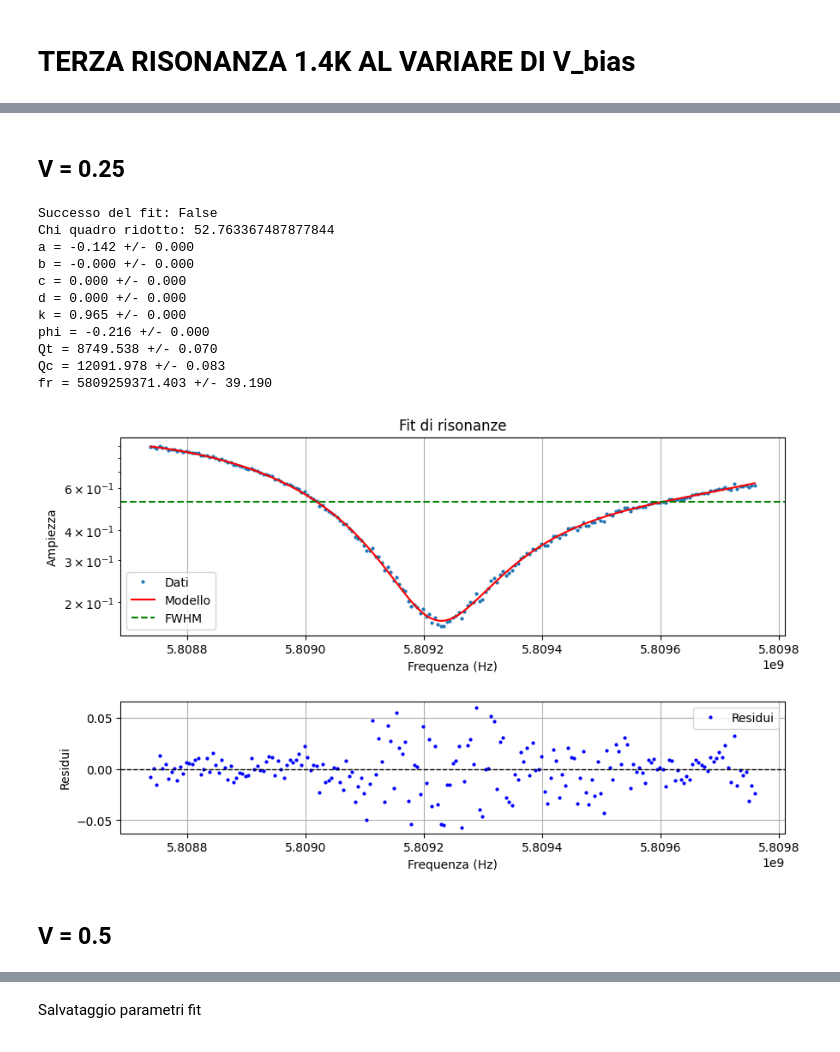
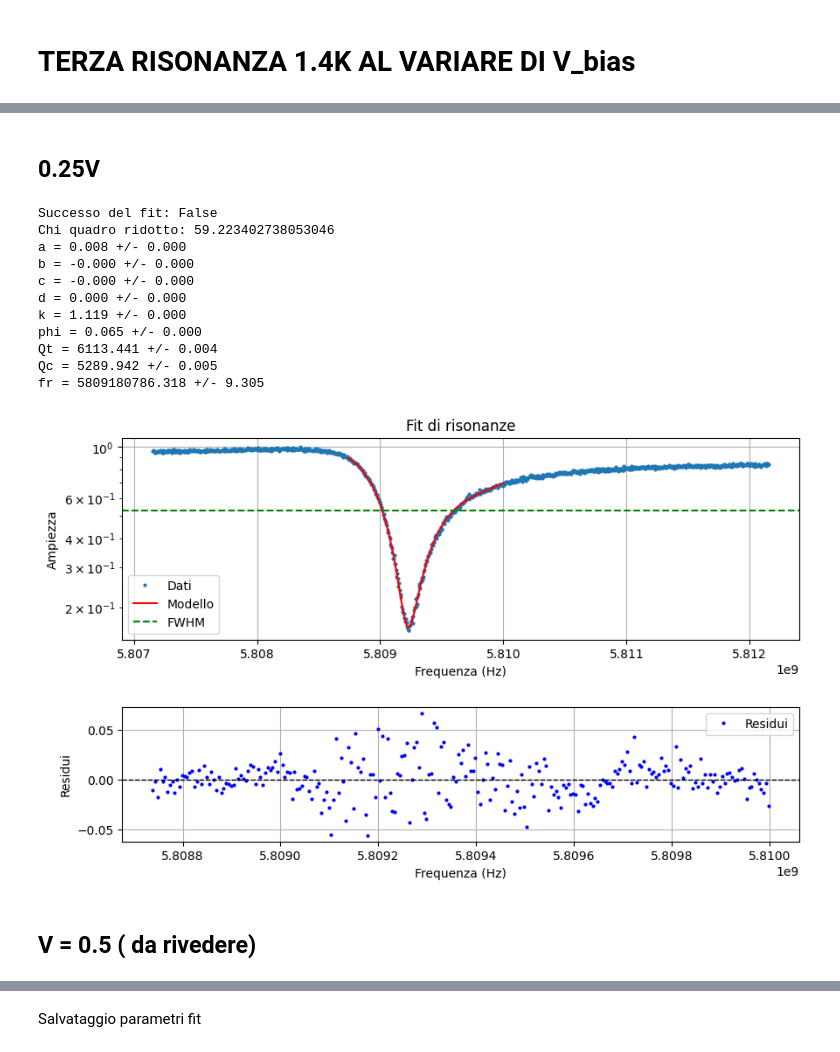
Before and after one commit to biqute/QTLab2425, a Jupyter notebook: 2Dqubit/presa_dati/Fit_1.4K/fit_1.4K.ipynb, the cells around one changed output, grey strips where cells are left out. Drawn from its saved outputs; the diff is of its cells as text; code cells hidden in the pictures.

```diff
--- a/2Dqubit/presa_dati/Fit_1.4K/fit_1.4K.ipynb
+++ b/2Dqubit/presa_dati/Fit_1.4K/fit_1.4K.ipynb
@@ -14,7 +14,6 @@ import resonance_fit
 # %%
 y = []
-V = [0.0, 0.25, 0.5, 0.8, 1.0, 1.25, 1.5, 1.8, 2.0, 2.25, 2.5, 2.8, 3.0, 3.25, 3.5, 3.8]
-#----------------------- V = 0.0-------------------------------------------
+#----------------------- V = 0.0 -------------------------------------------
 fr_list = []
 Qc_list = []
 Qt_list = []
@@ -72,8 +71,8 @@ fr = 5810569549.634 +/- 12.524
 # %% [markdown]
-## V = 0.25
+## 0.25V
 # %%
 
-#----------------------- V = 0.25-------------------------------------------
+#----------------------- V = 0.25 -------------------------------------------
 fr_list = []
 Qc_list = []
 Qt_list = []
@@ -91,44 +90,44 @@ initial_params = {
     'd': 10e-27,
     'k': 6,           # aumentato
     'phi': 0.3,       # lasciato vicino a valore attuale
     'Qt': 9000,       # leggermente ridotto
     'Qc': 10000,      # sensibilmente ridotto
     'fr': 5.8106e9    # centrato visivamente sul minimo
 }
 
 file_path = f"Cavity_resonances_1.4K/Resonance3/res3-50dBm_0.25V.txt"
-fr, qc, qt, a, b, c, d, k, phi = resonance_fit.fit_cut(file_path, None, None, 5.808738e9, 5.809761e9, initial_params=initial_params)
+fr, qc, qt, a, b, c, d, k, phi = resonance_fit.fit_cut(file_path, None, None, 5.808738e9, 5.81e9, initial_params=initial_params)
 
 fr_list.append(fr)
 Qc_list.append(qc)
 Qt_list.append(qt)
 a_list.append(a)
 b_list.append(b)
 c_list.append(c)
 d_list.append(d)
 k_list.append(k)
 phi_list.append(phi)
 
 f_r = np.array(fr_list)
 y=(f_r-f_r[0])/ f_r[0]  # Calcola la variazione percentuale della frequenza di risonanza rispetto al primo valore
 V = np.array(V)
 
 
 x = V / 1.997
 # %% [output]
 Successo del fit: False
-Chi quadro ridotto: 52.763367487877844
-a = -0.142 +/- 0.000
+Chi quadro ridotto: 59.223402738053046
+a = 0.008 +/- 0.000
 b = -0.000 +/- 0.000
-c = 0.000 +/- 0.000
+c = -0.000 +/- 0.000
 d = 0.000 +/- 0.000
-k = 0.965 +/- 0.000
-phi = -0.216 +/- 0.000
-Qt = 8749.538 +/- 0.070
-Qc = 12091.978 +/- 0.083
-fr = 5809259371.403 +/- 39.190
+k = 1.119 +/- 0.000
+phi = 0.065 +/- 0.000
+Qt = 6113.441 +/- 0.004
+Qc = 5289.942 +/- 0.005
+fr = 5809180786.318 +/- 9.305
-[figure, old version]
+[figure, new version]
 # %% [markdown]
-## V = 0.5
+## V = 0.5 ( da rivedere)
 # %%
 
```
Also changed, not shown: parts of 35 cells of this notebook.
